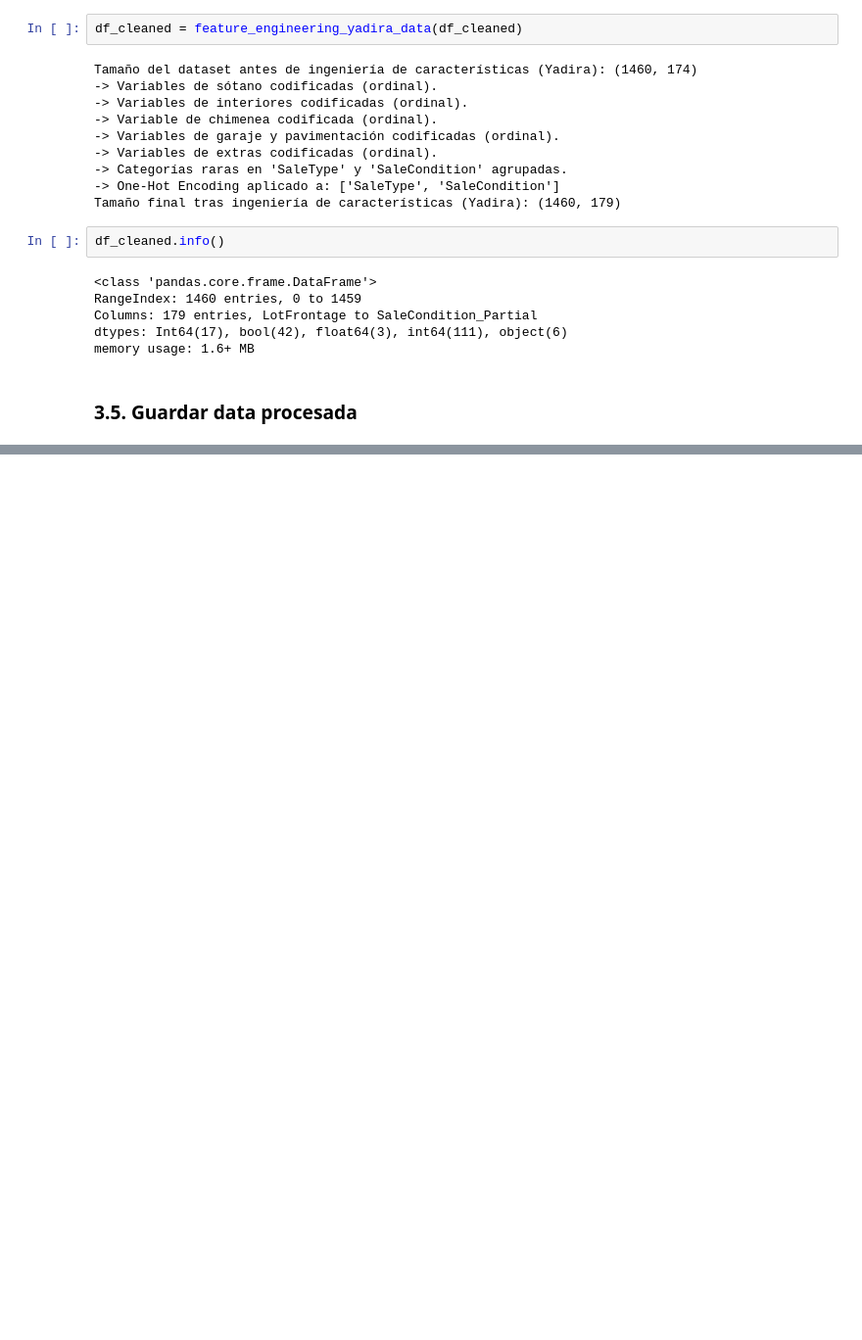
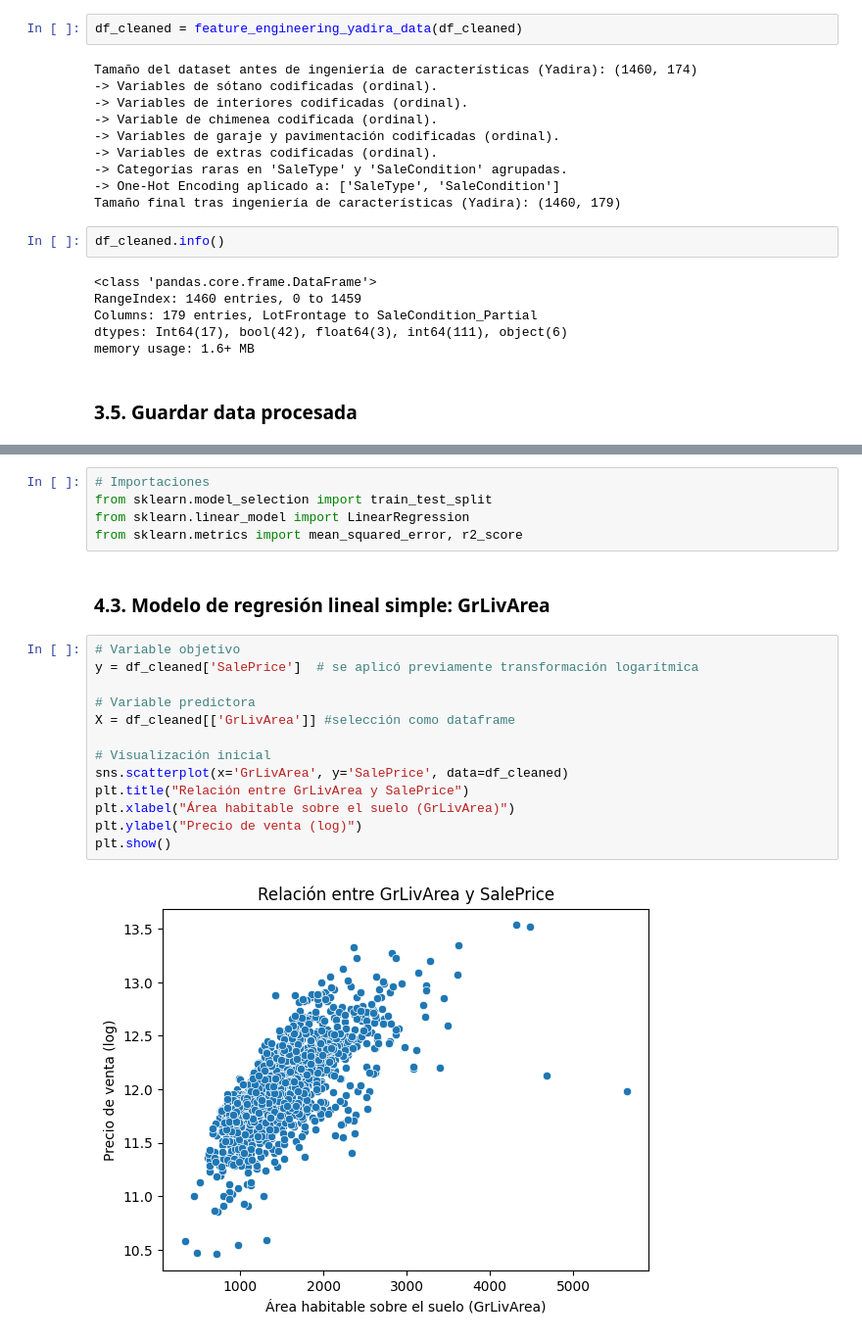
Before and after one commit to Club-CIAP/PreCIAP_2PAO_2025_Grupo2, a Jupyter notebook: notebooks/1.1-g2-notebook.ipynb, the cells around one changed output, grey strips where cells are left out. Shown at 98% size. Saved outputs shown, nothing was run; the diff lists cells and outputs as text; blank space fills up the shorter version.

```diff
--- a/notebooks/1.1-g2-notebook.ipynb
+++ b/notebooks/1.1-g2-notebook.ipynb
@@ -424,0 +371,22 @@ dtype: float64
+# %%
+# Importaciones
+from sklearn.model_selection import train_test_split
+from sklearn.linear_model import LinearRegression
+from sklearn.metrics import mean_squared_error, r2_score
+# %% [markdown]
+### 4.3. Modelo de regresión lineal simple: GrLivArea
+# %%
+# Variable objetivo
+y = df_cleaned['SalePrice']  # se aplicó previamente transformación logarítmica
+
+# Variable predictora
+X = df_cleaned[['GrLivArea']] #selección como dataframe
+
+# Visualización inicial
+sns.scatterplot(x='GrLivArea', y='SalePrice', data=df_cleaned)
+plt.title("Relación entre GrLivArea y SalePrice")
+plt.xlabel("Área habitable sobre el suelo (GrLivArea)")
+plt.ylabel("Precio de venta (log)")
+plt.show()
+# %% [output]
+[figure, added]
```
Also changed, not shown: parts of 36 cells of this notebook.
